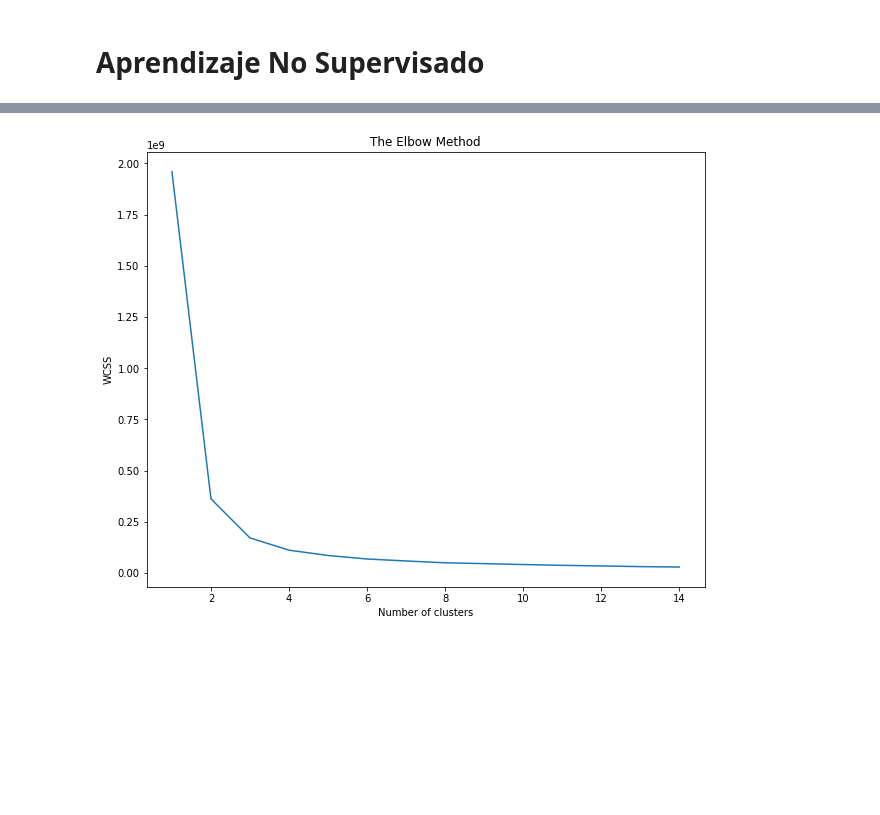
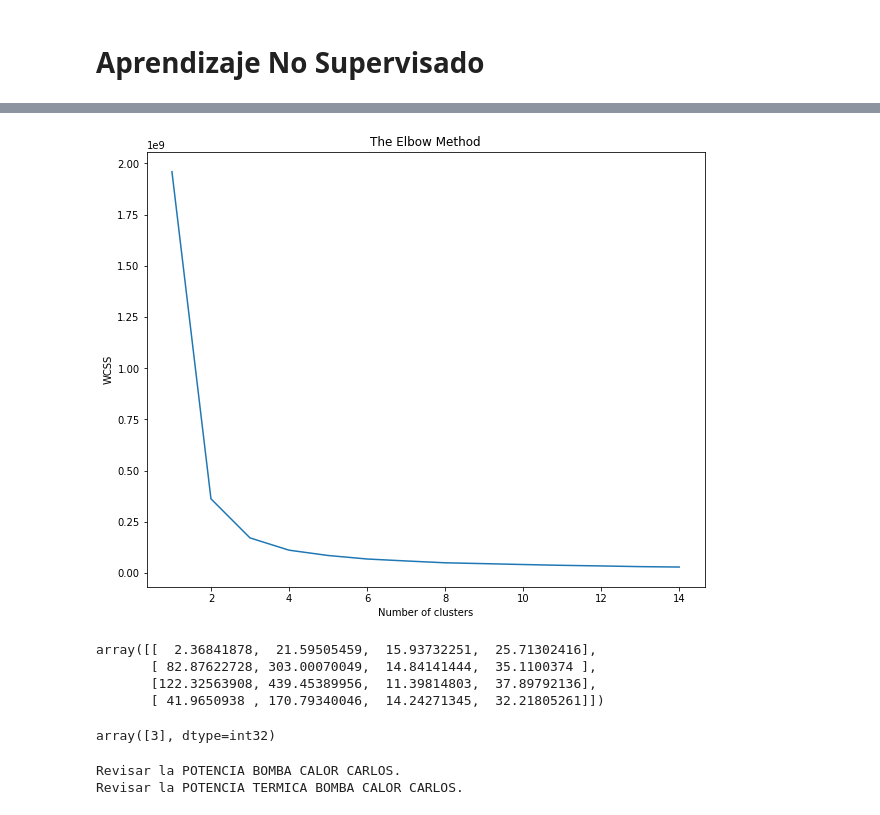
Before and after one commit to cwhite98/SmartBuilding, a Jupyter notebook: Notebooks/KMeans_COP.ipynb, the cells around one changed output, grey strips where cells are left out. Saved outputs shown, nothing was run; the diff lists cells and outputs as text; code cells hidden in the pictures; blank space fills up the shorter version.

Commit message:
Modelos Clustering COP terminados

```diff
--- a/Notebooks/KMeans_COP.ipynb
+++ b/Notebooks/KMeans_COP.ipynb
@@ -12,5 +8,5 @@ fullpath = os.path.join(mainpath, filename)
 # %%
-data = pd.read_excel(fullpath, "HISTORICO_DATOS")
+data = pd.read_excel("../Datasets/HVAC.xlsx", "HISTORICO_DATOS", index_col=0)
 # %%
 data2 = data
 variables_a_eliminar = ["C_O_P_ BOMBA CALOR FELIPE", "C_O_P_ BOMBA CALOR CARLOS",
@@ -56,0 +55,14 @@ See the caveats in the documentation: http://pandas.pydata.org/pandas-docs/stabl
+# %%
+def metodoCodo(X):
+    from sklearn.cluster import KMeans
+    plt.figure(figsize=(10, 8))
+    wcss = []
+    for i in range(1, 15):
+        kmeans = KMeans(n_clusters = i, init = 'k-means++')
+        kmeans.fit(X)
+        wcss.append(kmeans.inertia_)
+    plt.plot(range(1, 15), wcss)
+    plt.title('The Elbow Method')
+    plt.xlabel('Number of clusters')
+    plt.ylabel('WCSS')
+    plt.show()
@@ -94,22 +106,24 @@ Los grupos se van definiendo en cada iteración del proceso, hasta que converge
-# %%
-from sklearn.cluster import KMeans
-plt.figure(figsize=(10, 8))
-wcss = []
-for i in range(1, 15):
-    kmeans = KMeans(n_clusters = i, init = 'k-means++')
-    kmeans.fit(dataCarlos)
-    wcss.append(kmeans.inertia_)
-plt.plot(range(1, 15), wcss)
-plt.title('The Elbow Method')
-plt.xlabel('Number of clusters')
-plt.ylabel('WCSS')
-plt.show()
-# %% [output]
-[figure, removed]
+# %%
+metodoCodo(dataCarlos)
+# %% [output]
+[figure, added]
 # %%
 kmeans = KMeans(n_clusters = 4)
 kmeans.fit(dataCarlos)
 centroids = kmeans.cluster_centers_
+# %%
+centroids
+# %% [output]
+array([[  2.36841878,  21.59505459,  15.93732251,  25.71302416],
+       [ 82.87622728, 303.00070049,  14.84141444,  35.1100374 ],
+       [122.32563908, 439.45389956,  11.39814803,  37.89792136],
+       [ 41.9650938 , 170.79340046,  14.24271345,  32.21805261]])
 # %%
 dataTest = [[89.76533508, 334.5329885, 18.70807174, 44.03733444]] #datos buenos COP=3.79 linea 37760 dataset limpio
 dataTest2 = [[6.22666645050049, 181.58, 33.02, 13.9333333969116]] #datos malos COP=16.46, linea 22288 dataset sin limpiar
+# %%
+#El método predict me dice ese conjunto de datos a qué cluster pertenece(los puntos a dónde son más cercanos).
+clusters = kmeans.predict(dataTest2)
+clusters
+# %% [output]
+array([3], dtype=int32)
@@ -115,0 +148,6 @@ dataTest2 = [[6.22666645050049, 181.58, 33.02, 13.9333333969116]] #datos malos C
+# %%
+for cluster in clusters:
+    diagnosticoFallosCarlos(cluster)
+# %% [output]
+Revisar la POTENCIA BOMBA CALOR CARLOS.
+Revisar la POTENCIA TERMICA BOMBA CALOR CARLOS.
```
Also changed, not shown: parts of 51 cells of this notebook.
